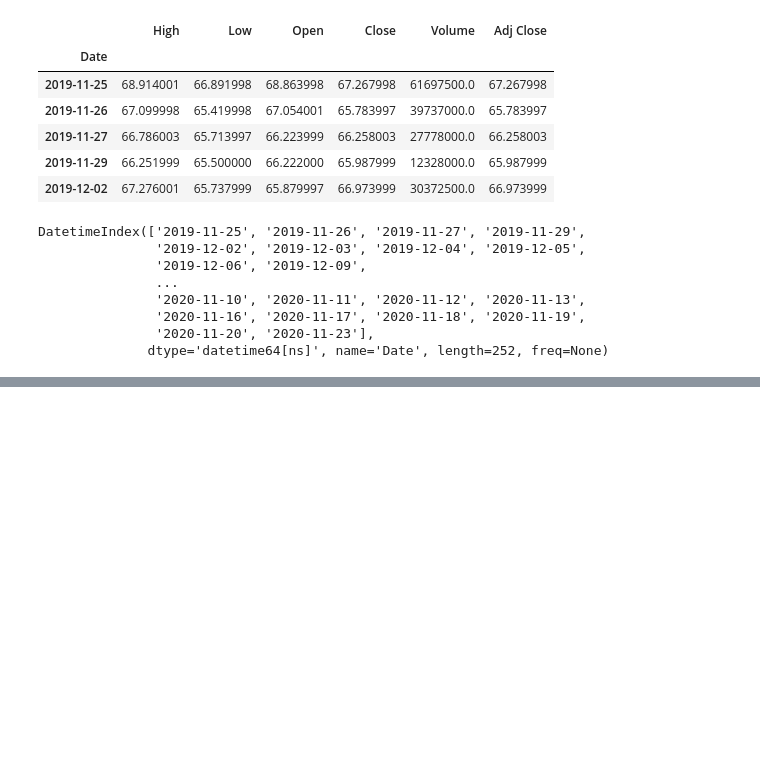
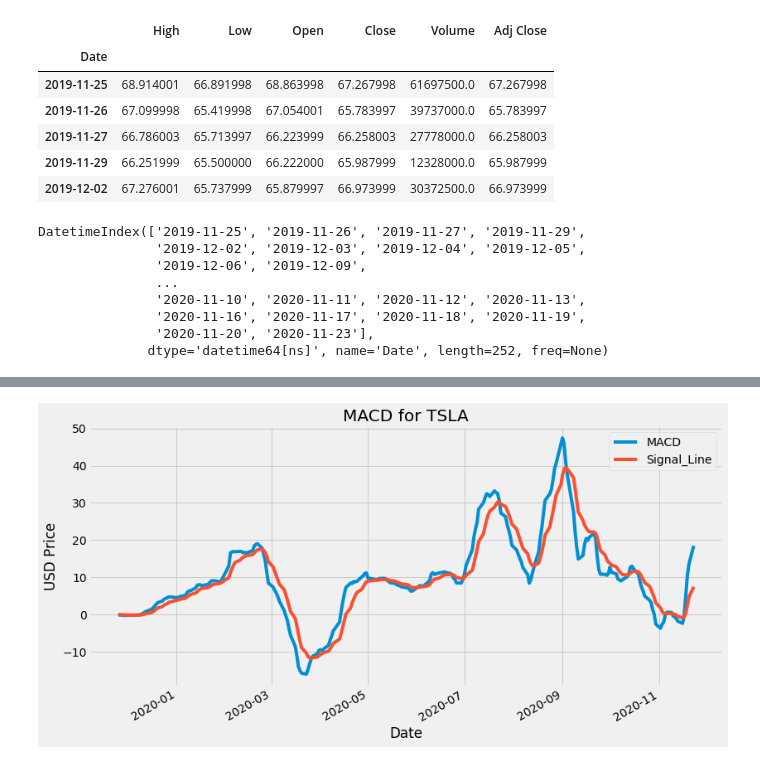
Before and after one commit to kathuman/Python-Experiments, a Jupyter notebook: 201228_Indicators.ipynb, the cells around one changed output, grey strips where cells are left out. Cells and saved outputs as stored; diff of their text form; code cells hidden in the pictures; blank space fills up the shorter version.

```diff
--- a/201228_Indicators.ipynb
+++ b/201228_Indicators.ipynb
@@ -11,9 +11,10 @@ import matplotlib.pyplot as plt
 plt.style.use('fivethirtyeight')
 import pandas_datareader as pdr
 # %%
+ticker = 'TSLA'
 start_date = '2019-11-25'
 end_date = '2020-11-23'
-df = pdr.DataReader('TSLA', 'yahoo', start_date, end_date)
+df = pdr.DataReader(ticker, 'yahoo', start_date, end_date)
 # %%
 df.head()
 # %% [output]
@@ -44,0 +40,25 @@ def SMA(data, period=20, column='Close'):
+# %%
+# Create functions to calculate SMA and EMA
+
+# Create the SImple Moving Average (SMA)
+def SMA(data, period=20, column='Close'):
+  return data[column].rolling(window=period).mean()
+
+# Create the Exponential Moving average
+def EMA( data, period=20, column='Close'):
+  return data[column].ewm(span=period, adjust=False).mean()
+
+#Calcuate the  MACD (Moving Average Convergence-Divergence)
+def MACD(data, period_long=26, period_short=12, period_signal=9, column='Close'):
+  # Calculate the short term exponential moving average
+  ShortEMA = EMA(data, period_short, column=column)
+  # Caluclate the long term exponential moving average
+  LongEMA = EMA(data, period_long, column=column)
+  # Calculate the moving average convergence divergence
+  data['ShortEMA'] = ShortEMA
+  data['LongEMA'] = LongEMA
+  data['MACD'] = ShortEMA-LongEMA
+  #Calculate the Signal Line
+  data['Signal_Line'] = EMA(data, period_signal, column='MACD')
+
+  return data
@@ -44,0 +84,6 @@ def SMA(data, period=20, column='Close'):
+# %%
+# Create/add to the dataset
+MACD(df)
+RSI(df)
+df['SMA'] = SMA(df)
+df['EMA'] = EMA(df)
@@ -44,0 +107,11 @@ def SMA(data, period=20, column='Close'):
+# %%
+# Plot the charts
+# Create a list of columns to keep
+column_list = ['MACD', 'Signal_Line']
+df[column_list].plot(figsize=(12.2, 6.4))
+plt.title('MACD for TSLA')
+plt.ylabel('USD Price')
+plt.xlabel('Date')
+plt.show()
+# %% [output]
+[figure, added]
```
Also changed, not shown: parts of 6 cells of this notebook.
